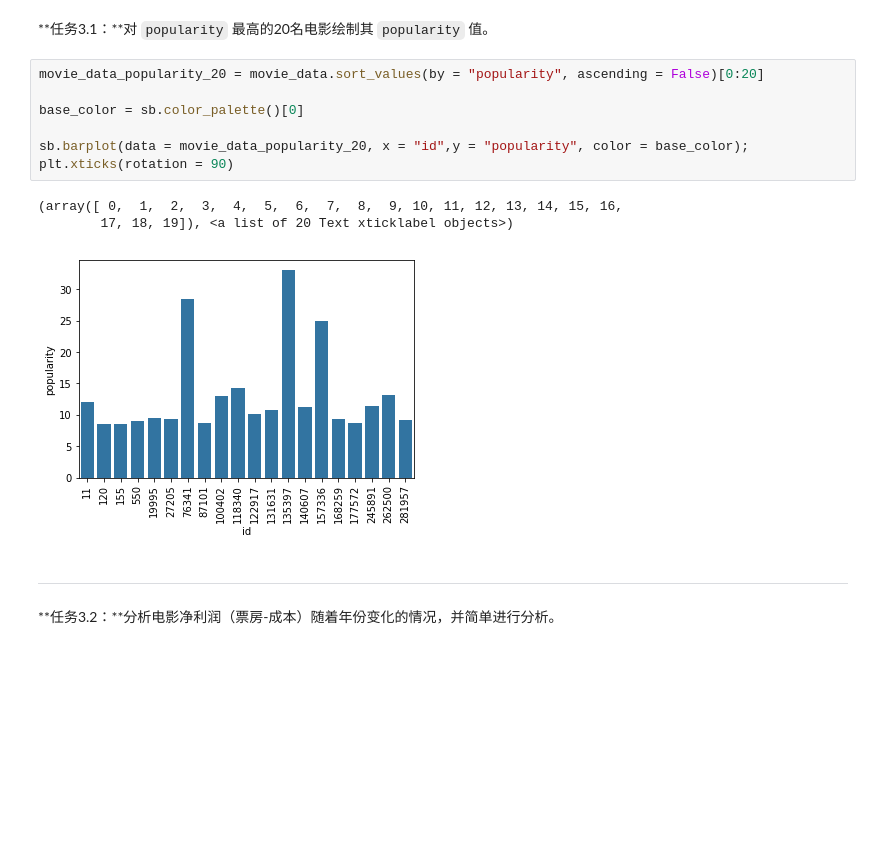
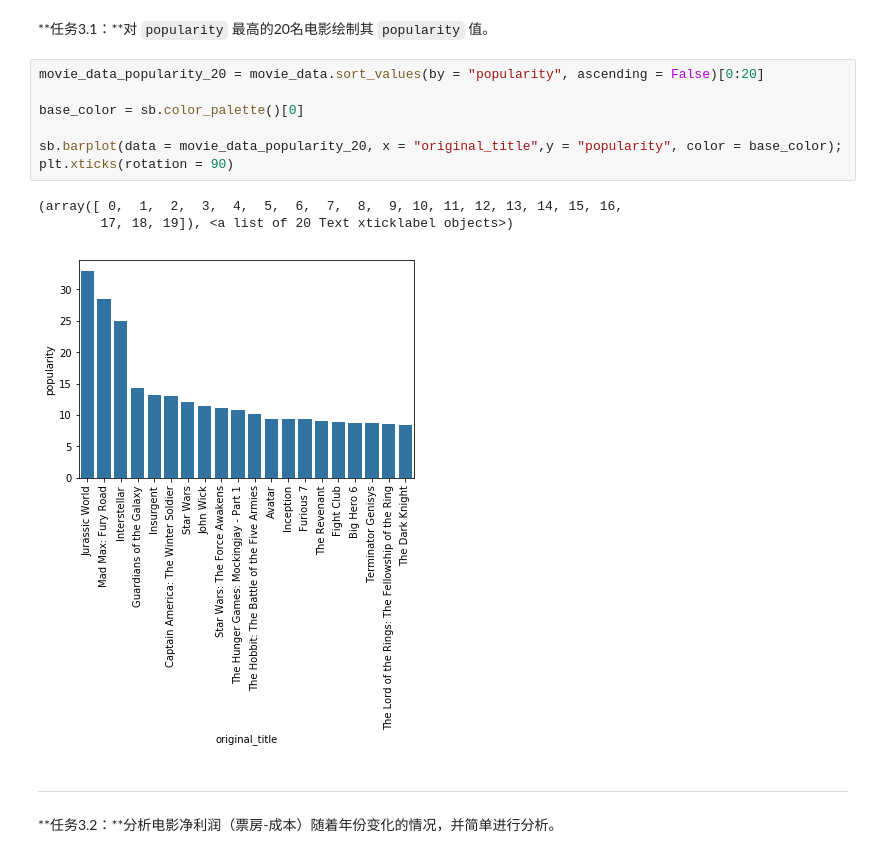
Before and after one commit to fengyizhou/Explore_Movie_Dataset, a Jupyter notebook: AIPND_CN_P2_Explore_Movie_Dataset-master/Explore Movie Dataset.ipynb, the cells around one changed output. Drawn from its saved outputs; the diff is of its cells as text; blank space fills up the shorter version.

```diff
--- a/AIPND_CN_P2_Explore_Movie_Dataset-master/Explore Movie Dataset.ipynb
+++ b/AIPND_CN_P2_Explore_Movie_Dataset-master/Explore Movie Dataset.ipynb
@@ -468,14 +384,14 @@ Pascal Thomas                           0.000973
 # %%
 movie_data_popularity_20 = movie_data.sort_values(by = "popularity", ascending = False)[0:20]
 
 base_color = sb.color_palette()[0]
 
-sb.barplot(data = movie_data_popularity_20, x = "id",y = "popularity", color = base_color);
+sb.barplot(data = movie_data_popularity_20, x = "original_title",y = "popularity", color = base_color);
 plt.xticks(rotation = 90)
 # %% [output]
 (array([ 0,  1,  2,  3,  4,  5,  6,  7,  8,  9, 10, 11, 12, 13, 14, 15, 16,
         17, 18, 19]), <a list of 20 Text xticklabel objects>)
-[figure, old version]
+[figure, new version]
 # %% [markdown]
 ---
 **任务3.2：**分析电影净利润（票房-成本）随着年份变化的情况，并简单进行分析。
```
Also changed, not shown: parts of 7 cells of this notebook.
